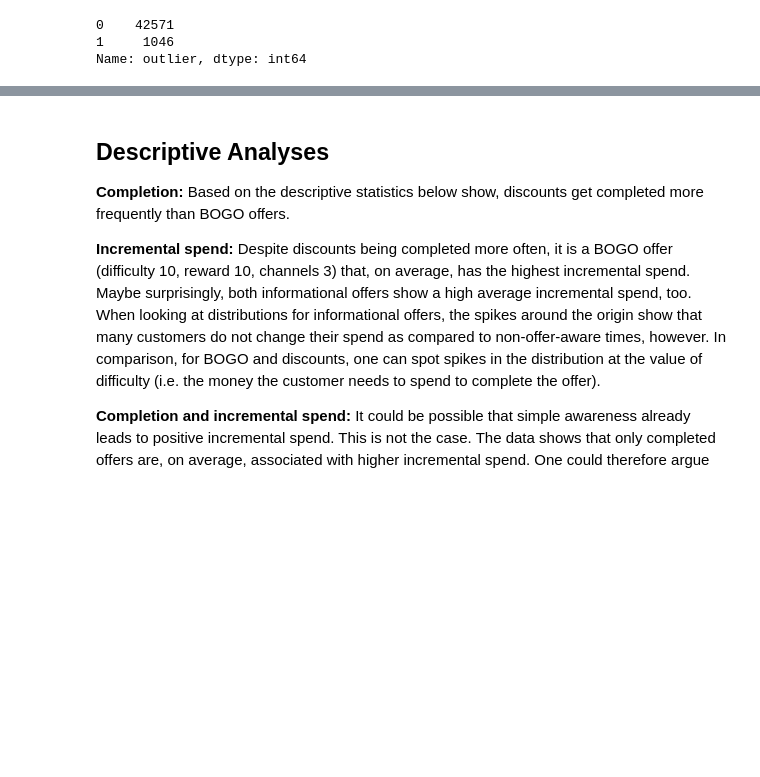
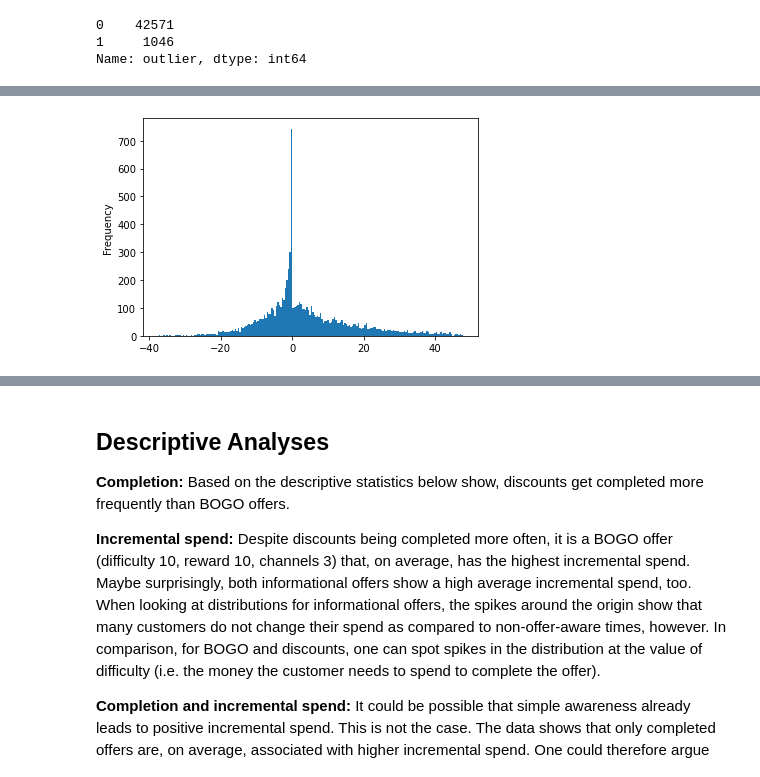
Before and after one commit to judithleao/capstone-project-starbucks, a Jupyter notebook: Starbucks-Analysis.ipynb, the cells around one changed output, grey strips where cells are left out. Drawn from its saved outputs; the diff is of its cells as text; code cells hidden in the pictures; blank space fills up the shorter version.

```diff
--- a/Starbucks-Analysis.ipynb
+++ b/Starbucks-Analysis.ipynb
@@ -184,0 +199,4 @@ analysis_df_t = analysis_df_t.loc[analysis_df_t['outlier'] == 0]
+# %%
+analysis_df_t.loc[(analysis_df_t['offer_type']=='informational')]['incremental_spend'].plot.hist(bins = 200);
+# %% [output]
+[figure, added]
```
Also changed, not shown: parts of 19 cells of this notebook.
